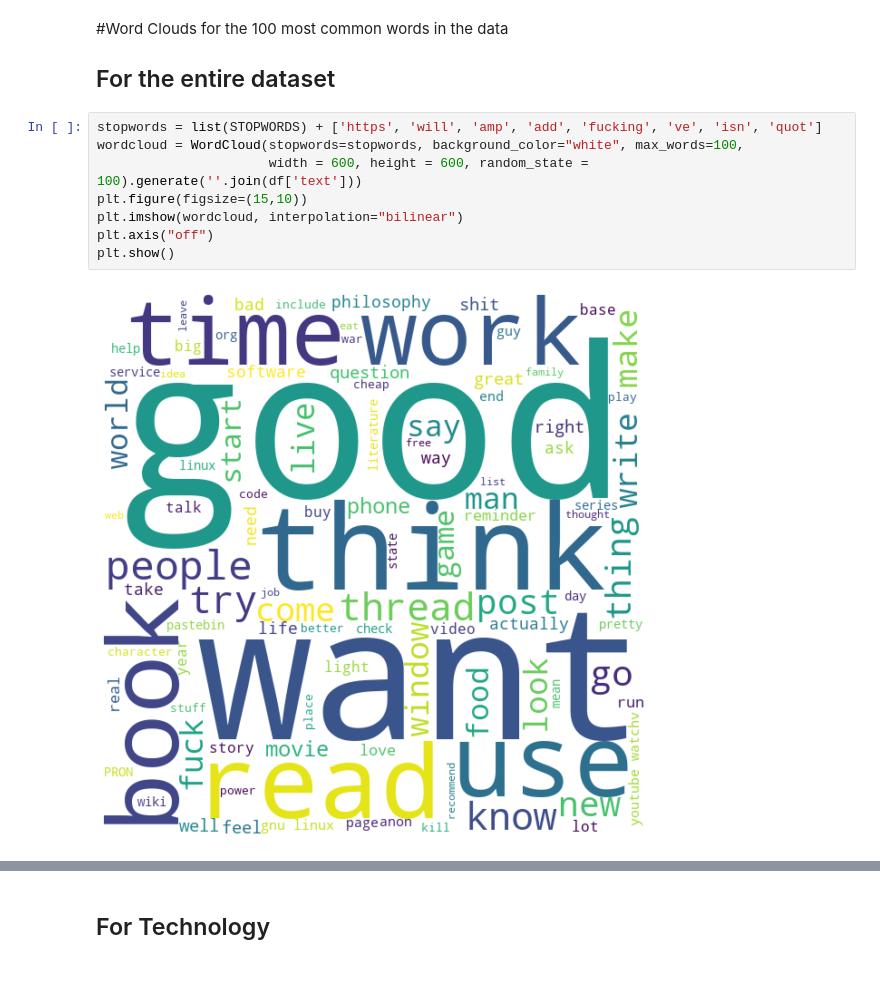
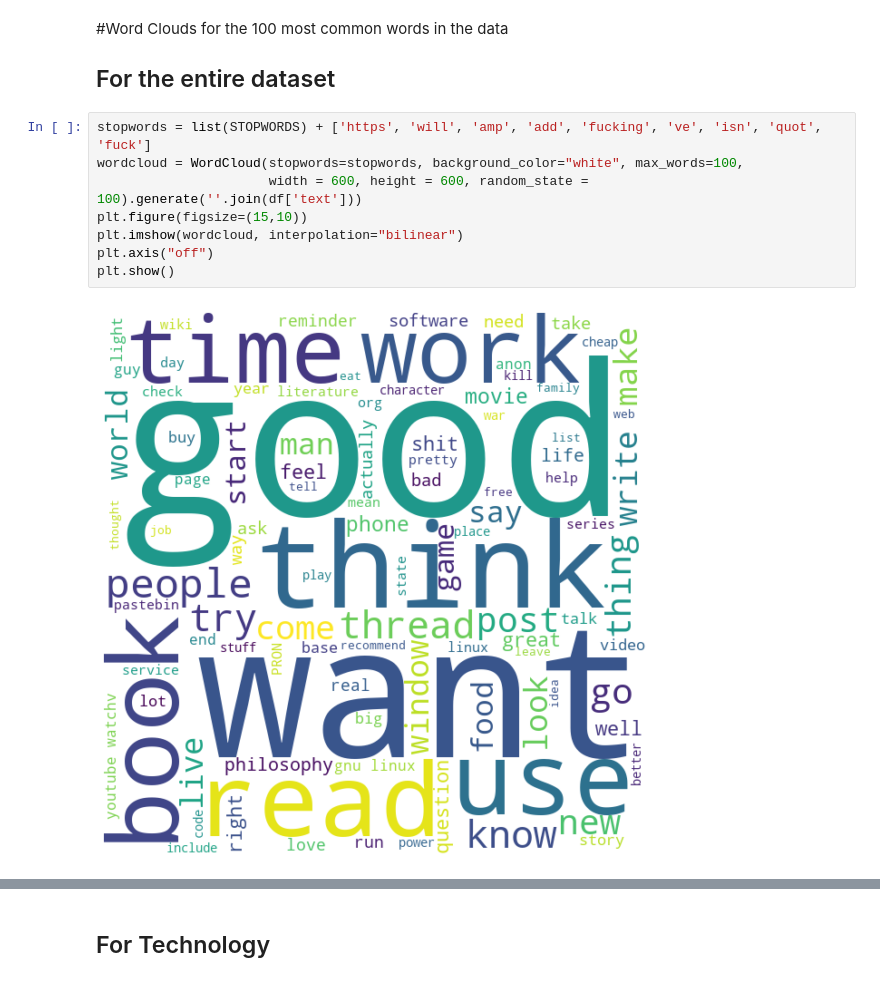
Before and after one commit to shashank-r97/Predict-air-pollution-index, a Jupyter notebook: Specturm_V2.ipynb, the cells around one changed output, grey strips where cells are left out. Saved outputs shown, nothing was run; the diff lists cells and outputs as text.

```diff
--- a/Specturm_V2.ipynb
+++ b/Specturm_V2.ipynb
@@ -118,15 +118,15 @@ df.head()
 #Word Clouds for the 100 most common words in the data
 ## For the entire dataset
 # %%
-stopwords = list(STOPWORDS) + ['https', 'will', 'amp', 'add', 'fucking', 've', 'isn', 'quot']
+stopwords = list(STOPWORDS) + ['https', 'will', 'amp', 'add', 'fucking', 've', 'isn', 'quot', 'fuck']
 wordcloud = WordCloud(stopwords=stopwords, background_color="white", max_words=100,
                       width = 600, height = 600, random_state = 100).generate(''.join(df['text']))
 plt.figure(figsize=(15,10))
 plt.imshow(wordcloud, interpolation="bilinear")
 plt.axis("off")
 plt.show()
 # %% [output]
-[figure, old version]
+[figure, new version]
 # %%
 wordcloud = WordCloud(stopwords=stopwords, background_color="white", max_words=100,
                       width = 600, height = 600, random_state = 100).generate(''.join(df['last_replies']))
```
Also changed, not shown: parts of 20 cells of this notebook.
